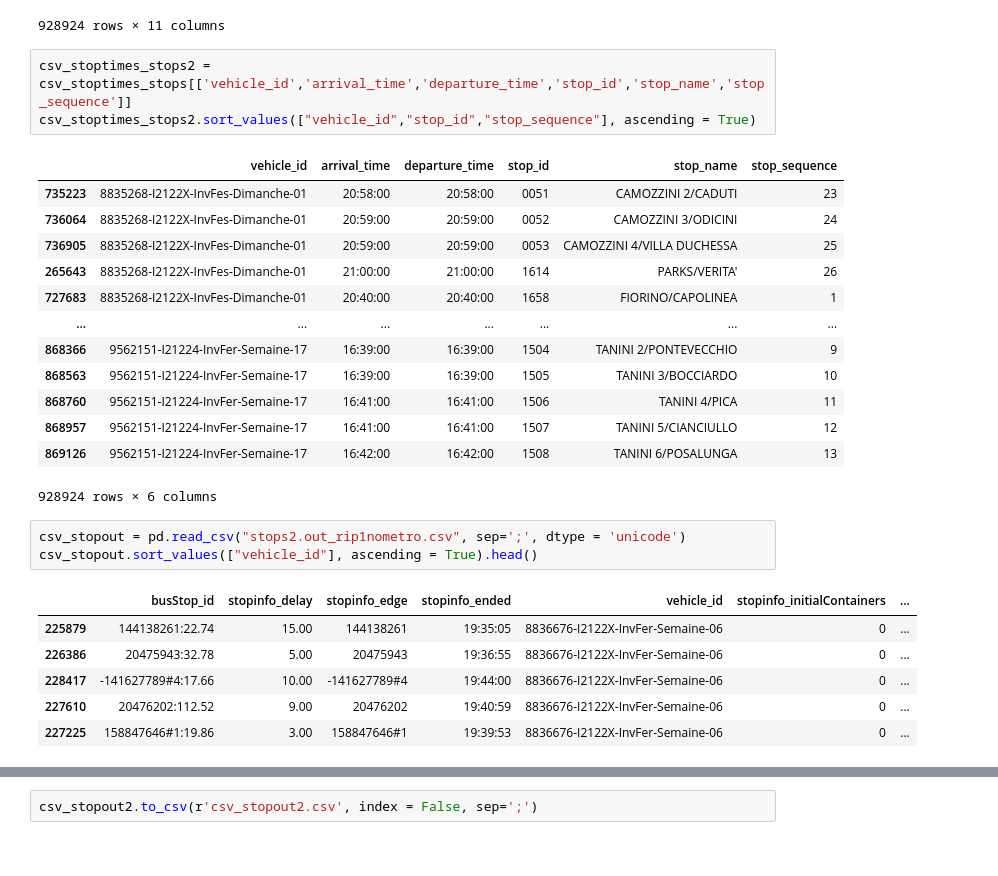
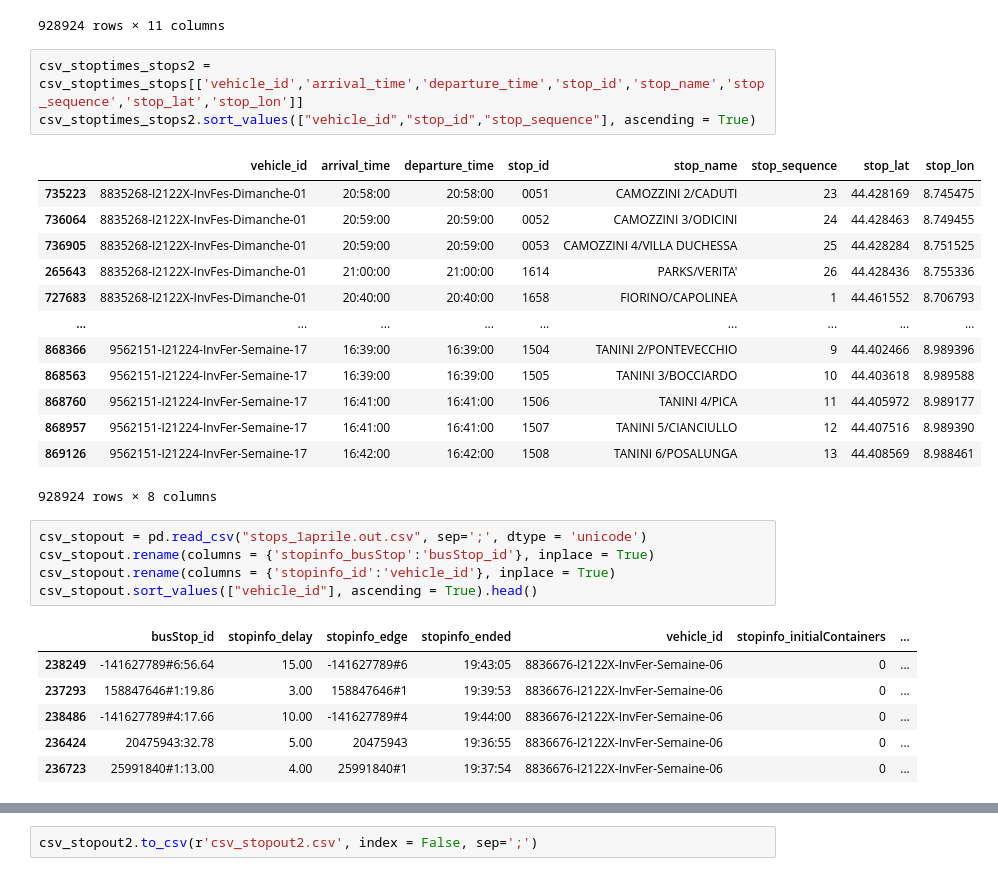
Before and after one commit to dera8/SynthCity, a Jupyter notebook: Dataset_stops_v3.ipynb, the cells around one changed output, grey strips where cells are left out. Saved outputs shown, nothing was run; the diff lists cells and outputs as text.

```diff
--- a/Dataset_stops_v3.ipynb
+++ b/Dataset_stops_v3.ipynb
@@ -66,32 +66,34 @@ csv_stoptimes_stops.sort_values(["vehicle_id"], ascending = True)
 | 211535 | 9562151-I21224-InvFer-Semaine-17 | 16:51:00 | 16:51:00 | 0410 | 21 | 0 | 0 | ... |
 928924 rows × 11 columns
 # %%
-csv_stoptimes_stops2 = csv_stoptimes_stops[['vehicle_id','arrival_time','departure_time','stop_id','stop_name','stop_sequence']]
+csv_stoptimes_stops2 = csv_stoptimes_stops[['vehicle_id','arrival_time','departure_time','stop_id','stop_name','stop_sequence','stop_lat','stop_lon']]
 csv_stoptimes_stops2.sort_values(["vehicle_id","stop_id","stop_sequence"], ascending = True)
 # %% [output]
-|  | vehicle_id | arrival_time | departure_time | stop_id | stop_name | stop_sequence |
-| 735223 | 8835268-I2122X-InvFes-Dimanche-01 | 20:58:00 | 20:58:00 | 0051 | CAMOZZINI 2/CADUTI | 23 |
-| 736064 | 8835268-I2122X-InvFes-Dimanche-01 | 20:59:00 | 20:59:00 | 0052 | CAMOZZINI 3/ODICINI | 24 |
-| 736905 | 8835268-I2122X-InvFes-Dimanche-01 | 20:59:00 | 20:59:00 | 0053 | CAMOZZINI 4/VILLA DUCHESSA | 25 |
-| 265643 | 8835268-I2122X-InvFes-Dimanche-01 | 21:00:00 | 21:00:00 | 1614 | PARKS/VERITA' | 26 |
-| 727683 | 8835268-I2122X-InvFes-Dimanche-01 | 20:40:00 | 20:40:00 | 1658 | FIORINO/CAPOLINEA | 1 |
-| ... | ... | ... | ... | ... | ... | ... |
-| 868366 | 9562151-I21224-InvFer-Semaine-17 | 16:39:00 | 16:39:00 | 1504 | TANINI 2/PONTEVECCHIO | 9 |
-| 868563 | 9562151-I21224-InvFer-Semaine-17 | 16:39:00 | 16:39:00 | 1505 | TANINI 3/BOCCIARDO | 10 |
-| 868760 | 9562151-I21224-InvFer-Semaine-17 | 16:41:00 | 16:41:00 | 1506 | TANINI 4/PICA | 11 |
-| 868957 | 9562151-I21224-InvFer-Semaine-17 | 16:41:00 | 16:41:00 | 1507 | TANINI 5/CIANCIULLO | 12 |
-| 869126 | 9562151-I21224-InvFer-Semaine-17 | 16:42:00 | 16:42:00 | 1508 | TANINI 6/POSALUNGA | 13 |
+|  | vehicle_id | arrival_time | departure_time | stop_id | stop_name | stop_sequence | stop_lat | stop_lon |
+| 735223 | 8835268-I2122X-InvFes-Dimanche-01 | 20:58:00 | 20:58:00 | 0051 | CAMOZZINI 2/CADUTI | 23 | 44.428169 | 8.745475 |
+| 736064 | 8835268-I2122X-InvFes-Dimanche-01 | 20:59:00 | 20:59:00 | 0052 | CAMOZZINI 3/ODICINI | 24 | 44.428463 | 8.749455 |
+| 736905 | 8835268-I2122X-InvFes-Dimanche-01 | 20:59:00 | 20:59:00 | 0053 | CAMOZZINI 4/VILLA DUCHESSA | 25 | 44.428284 | 8.751525 |
+| 265643 | 8835268-I2122X-InvFes-Dimanche-01 | 21:00:00 | 21:00:00 | 1614 | PARKS/VERITA' | 26 | 44.428436 | 8.755336 |
+| 727683 | 8835268-I2122X-InvFes-Dimanche-01 | 20:40:00 | 20:40:00 | 1658 | FIORINO/CAPOLINEA | 1 | 44.461552 | 8.706793 |
+| ... | ... | ... | ... | ... | ... | ... | ... | ... |
+| 868366 | 9562151-I21224-InvFer-Semaine-17 | 16:39:00 | 16:39:00 | 1504 | TANINI 2/PONTEVECCHIO | 9 | 44.402466 | 8.989396 |
+| 868563 | 9562151-I21224-InvFer-Semaine-17 | 16:39:00 | 16:39:00 | 1505 | TANINI 3/BOCCIARDO | 10 | 44.403618 | 8.989588 |
+| 868760 | 9562151-I21224-InvFer-Semaine-17 | 16:41:00 | 16:41:00 | 1506 | TANINI 4/PICA | 11 | 44.405972 | 8.989177 |
+| 868957 | 9562151-I21224-InvFer-Semaine-17 | 16:41:00 | 16:41:00 | 1507 | TANINI 5/CIANCIULLO | 12 | 44.407516 | 8.989390 |
+| 869126 | 9562151-I21224-InvFer-Semaine-17 | 16:42:00 | 16:42:00 | 1508 | TANINI 6/POSALUNGA | 13 | 44.408569 | 8.988461 |
-928924 rows × 6 columns
+928924 rows × 8 columns
 # %%
-csv_stopout = pd.read_csv("stops2.out_rip1nometro.csv", sep=';', dtype = 'unicode')
+csv_stopout = pd.read_csv("stops_1aprile.out.csv", sep=';', dtype = 'unicode')
+csv_stopout.rename(columns = {'stopinfo_busStop':'busStop_id'}, inplace = True)
+csv_stopout.rename(columns = {'stopinfo_id':'vehicle_id'}, inplace = True)
 csv_stopout.sort_values(["vehicle_id"], ascending = True).head()
 # %% [output]
 |  | busStop_id | stopinfo_delay | stopinfo_edge | stopinfo_ended | vehicle_id | stopinfo_initialContainers | ... |
-| 225879 | 144138261:22.74 | 15.00 | 144138261 | 19:35:05 | 8836676-I2122X-InvFer-Semaine-06 | 0 | ... |
-| 226386 | 20475943:32.78 | 5.00 | 20475943 | 19:36:55 | 8836676-I2122X-InvFer-Semaine-06 | 0 | ... |
-| 228417 | -141627789#4:17.66 | 10.00 | -141627789#4 | 19:44:00 | 8836676-I2122X-InvFer-Semaine-06 | 0 | ... |
-| 227610 | 20476202:112.52 | 9.00 | 20476202 | 19:40:59 | 8836676-I2122X-InvFer-Semaine-06 | 0 | ... |
-| 227225 | 158847646#1:19.86 | 3.00 | 158847646#1 | 19:39:53 | 8836676-I2122X-InvFer-Semaine-06 | 0 | ... |
+| 238249 | -141627789#6:56.64 | 15.00 | -141627789#6 | 19:43:05 | 8836676-I2122X-InvFer-Semaine-06 | 0 | ... |
+| 237293 | 158847646#1:19.86 | 3.00 | 158847646#1 | 19:39:53 | 8836676-I2122X-InvFer-Semaine-06 | 0 | ... |
+| 238486 | -141627789#4:17.66 | 10.00 | -141627789#4 | 19:44:00 | 8836676-I2122X-InvFer-Semaine-06 | 0 | ... |
+| 236424 | 20475943:32.78 | 5.00 | 20475943 | 19:36:55 | 8836676-I2122X-InvFer-Semaine-06 | 0 | ... |
+| 236723 | 25991840#1:13.00 | 4.00 | 25991840#1 | 19:37:54 | 8836676-I2122X-InvFer-Semaine-06 | 0 | ... |
 # %%
 csv_stopout2 = csv_stopout[['busStop_id','stopinfo_delay','stopinfo_ended','vehicle_id','stopinfo_initialPersons','stopinfo_loadedPersons','stopinfo_started','stopinfo_type','stopinfo_unloadedPersons']]
 csv_stopout2
```
Also changed, not shown: parts of 42 cells of this notebook.
